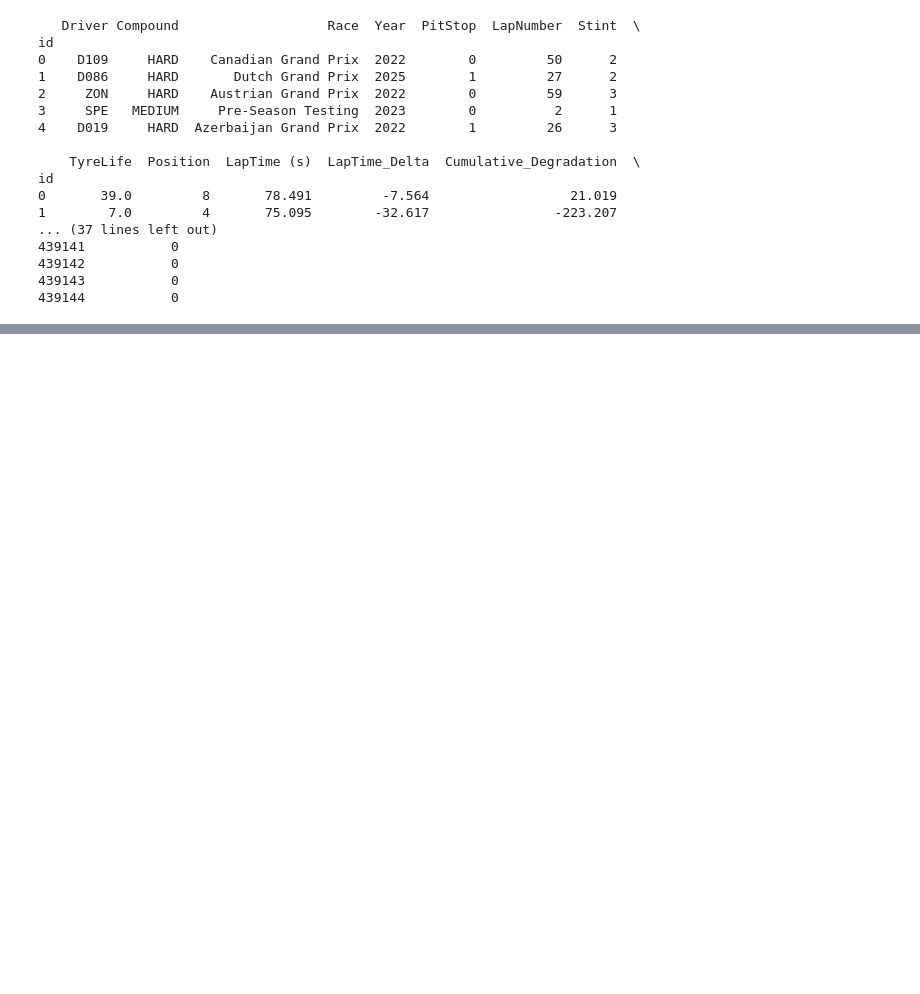
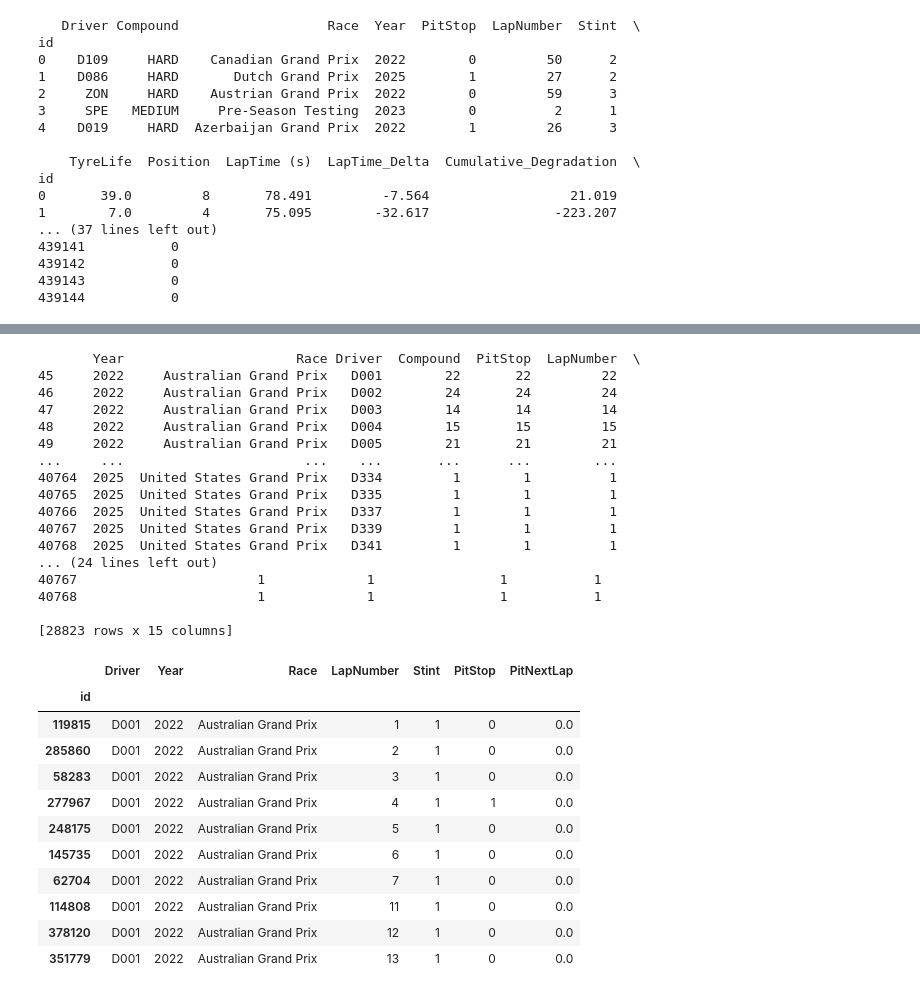
Before and after one commit to andreros24/F1, a Jupyter notebook: F1.ipynb, the cells around one changed output, grey strips where cells are left out. Saved outputs shown, nothing was run; the diff lists cells and outputs as text; code cells hidden in the pictures; blank space fills up the shorter version.

```diff
--- a/F1.ipynb
+++ b/F1.ipynb
@@ -63,0 +118,17 @@ None
+# %%
+# give a look to the categorical variables
+print(train.select_dtypes(include='object').nunique())
+#887 drivers are too many, years is between 2022 and 2025 and we should have 20 drivers each year.
+print(train.Driver.unique()[:50]) # many drivers have a code as D000
+# Now I want to check how many drivers are with name and no code, and if the code in the test set
+# are the same as in the train set
+# To split the two category I will use the fact that the code is always 4 characters long
+code_names = [code for code in train.Driver.unique() if len(code) == 4]
+code_names.sort()
+print(f"Number of drivers with codes: {len(code_names)}")
+print(f"Number of drivers without codes: {train.Driver.nunique() - len(code_names)}")
+print(code_names[:10]) # the first 10 codes
+print(code_names[-1:])
+# we have 756 driver with code
+train.groupby(['Year', 'Race', 'Driver']).LapNumber.count()
+# from this table we can see that in each race we actually have only few laps for each driver.
@@ -63,0 +228,35 @@ None
+# %%
+# now give a look to the driver with a code, and see if they have more than one record in the same race
+print(train.groupby(['Year', 'Race', 'Driver']).count().reset_index().loc[train.groupby(['Year', 'Race', 'Driver']).count().reset_index()['Driver'].isin(code_names)])
+# we have that for some code names we have only one record, and for some others we have more than one record.
+train.loc[(train['Year'] == 2022) & (train['Race'] == 'Australian Grand Prix') & (train['Driver'] == 'D001'), ['Driver', 'Year', 'Race', 'LapNumber', 'Stint', 'PitStop', 'PitNextLap']]. sort_values(by=['LapNumber']).head(10)
+# %% [output]
+       Year                      Race Driver  Compound  PitStop  LapNumber  \
+45     2022     Australian Grand Prix   D001        22       22         22
+46     2022     Australian Grand Prix   D002        24       24         24
+47     2022     Australian Grand Prix   D003        14       14         14
+48     2022     Australian Grand Prix   D004        15       15         15
+49     2022     Australian Grand Prix   D005        21       21         21
+...     ...                       ...    ...       ...      ...        ...
+40764  2025  United States Grand Prix   D334         1        1          1
+40765  2025  United States Grand Prix   D335         1        1          1
+40766  2025  United States Grand Prix   D337         1        1          1
+40767  2025  United States Grand Prix   D339         1        1          1
+40768  2025  United States Grand Prix   D341         1        1          1
+... (24 lines left out)
+40767                       1             1                1           1
+40768                       1             1                1           1
+
+[28823 rows x 15 columns]
+|  | Driver | Year | Race | LapNumber | Stint | PitStop | PitNextLap |
+| id |  |  |  |  |  |  |  |
+| 119815 | D001 | 2022 | Australian Grand Prix | 1 | 1 | 0 | 0.0 |
+| 285860 | D001 | 2022 | Australian Grand Prix | 2 | 1 | 0 | 0.0 |
+| 58283 | D001 | 2022 | Australian Grand Prix | 3 | 1 | 0 | 0.0 |
+| 277967 | D001 | 2022 | Australian Grand Prix | 4 | 1 | 1 | 0.0 |
+| 248175 | D001 | 2022 | Australian Grand Prix | 5 | 1 | 0 | 0.0 |
+| 145735 | D001 | 2022 | Australian Grand Prix | 6 | 1 | 0 | 0.0 |
+| 62704 | D001 | 2022 | Australian Grand Prix | 7 | 1 | 0 | 0.0 |
+| 114808 | D001 | 2022 | Australian Grand Prix | 11 | 1 | 0 | 0.0 |
+| 378120 | D001 | 2022 | Australian Grand Prix | 12 | 1 | 0 | 0.0 |
+| 351779 | D001 | 2022 | Australian Grand Prix | 13 | 1 | 0 | 0.0 |
```
Also changed, not shown: parts of 18 cells of this notebook.
